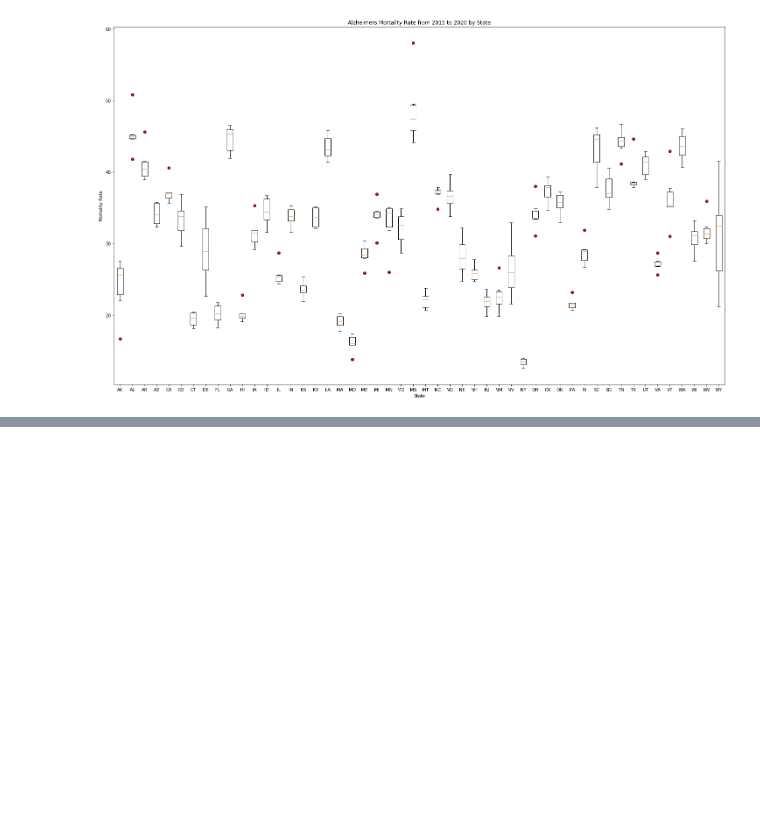
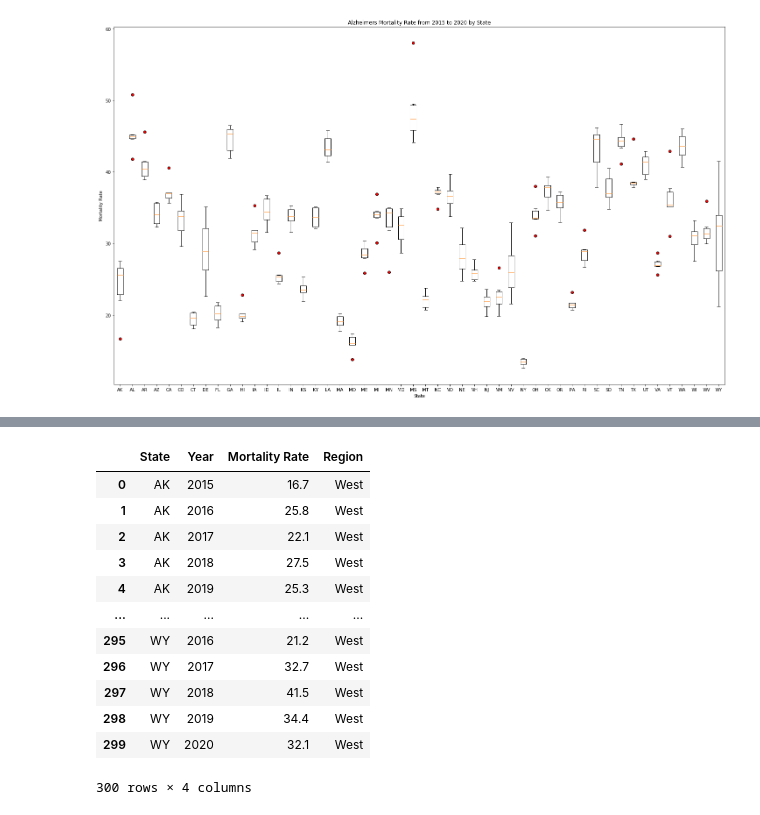
Before and after one commit to NoorBelhaj/Group-5-Project, a Jupyter notebook: Alz_Mortality.ipynb, the cells around one changed output, grey strips where cells are left out. Cells and saved outputs as stored; diff of their text form; code cells hidden in the pictures; blank space fills up the shorter version.

```diff
--- a/Alz_Mortality.ipynb
+++ b/Alz_Mortality.ipynb
@@ -53,0 +102,17 @@ plt.show()
+# %%
+regions_alz_merged = alz_state_reset.merge(regions_for_merge)
+regions_alz_merged
+# %% [output]
+|  | State | Year | Mortality Rate | Region |
+| 0 | AK | 2015 | 16.7 | West |
+| 1 | AK | 2016 | 25.8 | West |
+| 2 | AK | 2017 | 22.1 | West |
+| 3 | AK | 2018 | 27.5 | West |
+| 4 | AK | 2019 | 25.3 | West |
+| ... | ... | ... | ... | ... |
+| 295 | WY | 2016 | 21.2 | West |
+| 296 | WY | 2017 | 32.7 | West |
+| 297 | WY | 2018 | 41.5 | West |
+| 298 | WY | 2019 | 34.4 | West |
+| 299 | WY | 2020 | 32.1 | West |
+300 rows × 4 columns
```
Also changed, not shown: parts of 11 cells of this notebook, 2 other files.
